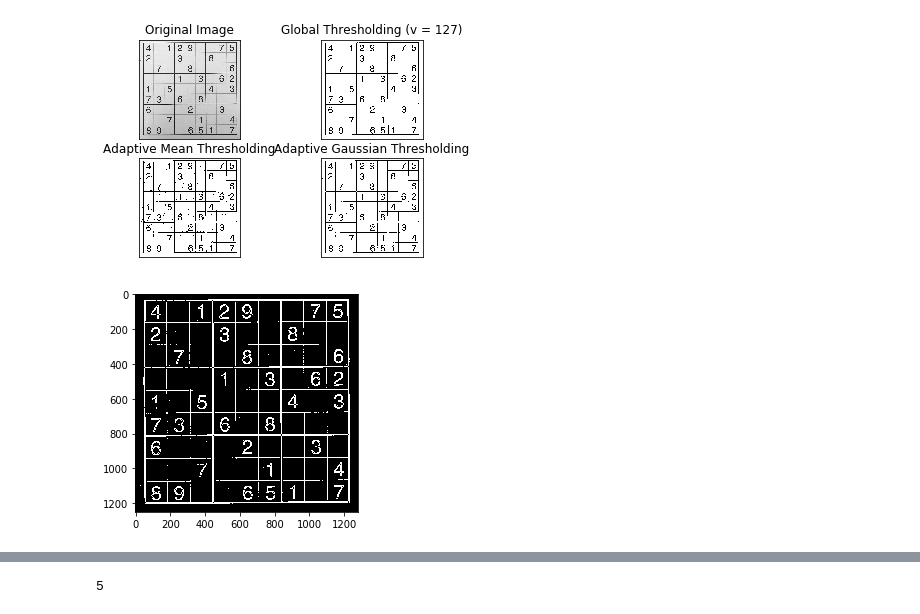
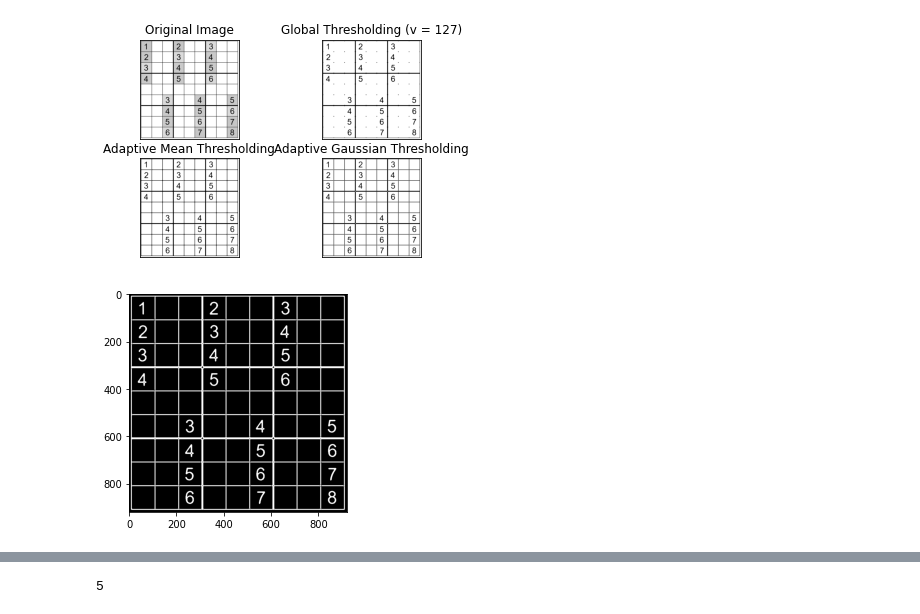
Before and after one commit to Gomer1800/Computer-Vision-Final-Project, a Jupyter notebook: sampleprocess.ipynb, the cells around one changed output, grey strips where cells are left out. Cells and saved outputs as stored; diff of their text form; code cells hidden in the pictures.

```diff
--- a/sampleprocess.ipynb
+++ b/sampleprocess.ipynb
@@ -30,8 +94,8 @@ def scale_img(img, scale_percent):
     return img
 # %%
 ## Read in a File
-frame = cv2.imread('sample3.jpg', cv2.IMREAD_COLOR) # Read the file
-sf = 0.5
+frame = cv2.imread('sample4.png', cv2.IMREAD_COLOR) # Read the file
+sf = 1
 scaled = scale_img(frame, sf*100)
 rgb = cv2.cvtColor(scaled, cv2.COLOR_BGR2RGB)
 plt.imshow(scaled)
@@ -49,30 +113,32 @@ plt.show()
 # %%
 # Convert to Binary
 # https://techtutorialsx.com/2019/04/13/python-opencv-converting-image-to-black-and-white/
-gray = cv2.cvtColor(crop_img, cv2.COLOR_BGR2GRAY)
+img = scaled
+gray = cv2.cvtColor(img, cv2.COLOR_BGR2GRAY)
 blurred = cv2.medianBlur(gray,5)
 
 ret, th1 = cv2.threshold(blurred, 127, 255, cv2.THRESH_BINARY)
 th2 = cv2.adaptiveThreshold(blurred, 255, cv2.ADAPTIVE_THRESH_MEAN_C, cv2.THRESH_BINARY, 11, 2)
 # need the one below
 th3 = cv2.adaptiveThreshold(blurred, 255, cv2.ADAPTIVE_THRESH_GAUSSIAN_C, cv2.THRESH_BINARY, 11, 2)
+#th3 = cv2.adaptiveThreshold(blurred, 50, cv2.ADAPTIVE_THRESH_GAUSSIAN_C, cv2.THRESH_BINARY, 11, 2)
 titles = ['Original Image', 'Global Thresholding (v = 127)',
          'Adaptive Mean Thresholding', 'Adaptive Gaussian Thresholding']
 images = [gray, th1, th2, th3]
 
 for i in range(4):
     plt.subplot(2,2,i+1), plt.imshow(images[i],'gray')
     plt.title(titles[i])
     plt.xticks([]), plt.yticks([])
 
 plt.show()
 #gray = cv2.cvtColor(frame, cv2.COLOR_BGR2GRAY)
 #(thresh, binary) = cv2.threshold(gray, 175, 255, cv2.THRESH_BINARY)
 #edgeMap = imutils.auto_canny(gray)
 #plt.imshow(binary, cmap='gray')
 #plt.show()
 # %% [output]
-[figure, old version]
+[figure, new version]
 # %%
 # Remove Noise
 # https://scikit-image.org/docs/0.9.x/api/skimage.morphology.html#remove-small-objects
@@ -82,4 +148,4 @@ invert = (255-cleaned)
 plt.imshow(invert,cmap='gray')
 plt.show()
 # %% [output]
-[figure, old version]
+[figure, new version]
```
Also changed, not shown: parts of 18 cells of this notebook, 12 other files.
